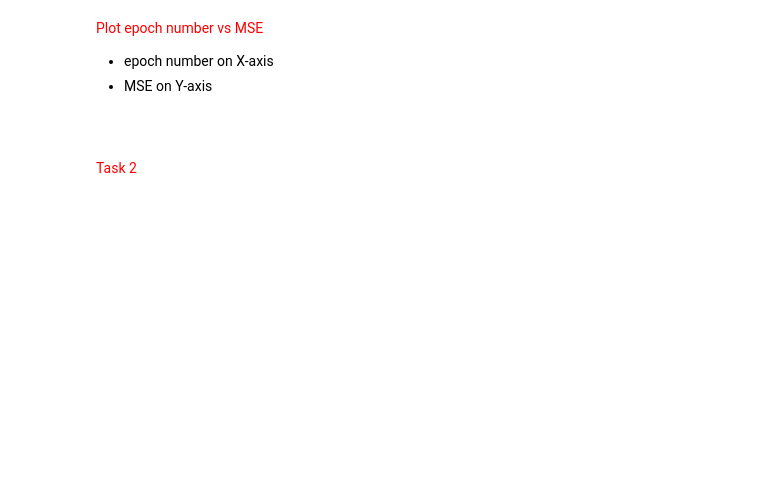
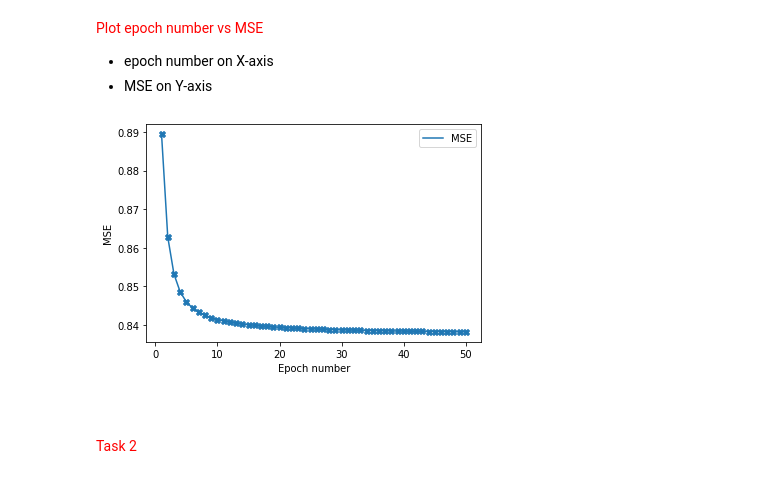
Before and after one commit to Chaitanya-Majety/Jupyter, a Jupyter notebook: Jupyter Notebooks/ML/Unsupervised_ML/RecommendationSystem_TruncatedSVD/Recommendation_system_assignment.ipynb, the cells around one changed output. Saved outputs shown, nothing was run; the diff lists cells and outputs as text; code cells hidden in the pictures; blank space fills up the shorter version.

Commit message:
SVD assignment submitted

```diff
--- a/Jupyter Notebooks/ML/Unsupervised_ML/RecommendationSystem_TruncatedSVD/Recommendation_system_assignment.ipynb
+++ b/Jupyter Notebooks/ML/Unsupervised_ML/RecommendationSystem_TruncatedSVD/Recommendation_system_assignment.ipynb
@@ -129,18 +129,3 @@ data.shape
 (89992, 3)
 # %% [markdown]
 <font color='red'>Create your adjacency matrix </font>
-# %%
-import numpy as np
-
-unq_usrs = data["user_id"].unique()
-unq_movies = data["item_id"].unique()
-bias_b_i = np.random.choice(list(range(unq_usrs.shape[0])),size=unq_usrs.shape[0],replace=False)
-bias_c_j = np.random.choice(list(range(unq_movies.shape[0])),size=unq_movies.shape[0],replace=False)
-print(bias_b_i.shape)
-print(bias_c_j.shape)
-# Assigning values to the users and movies in the form a dictionary:
-## Keys - Refers actual data
-## values - Refers Assigned data
-B = dict(zip(unq_usrs,bias_b_i))
-C = dict(zip(unq_movies,bias_c_j))
-#print(len(B),len(C))
@@ -326,12 +318,14 @@ epochs = 50
 reg_alpha = 0.01
 lr = 0.01
 mse = []
-for i in range(epochs):
+for i in range(1,epochs+1):
     y_pred = []
     fin=0
+    ## Here we can think of prev SGD assignment problem as,
+    ## see the derivative on which paramter its depending and use the same to minimize in every epoch
     for j,k in zip(list(data["user_id"]),list(data["item_id"])):
-        b_i = b_i - lr * (derivative_db(j,k,adjacency_matrix[j,k],U,VT,mu,reg_alpha))
-        c_j = c_j - lr * (derivative_dc(j,k,adjacency_matrix[j,k],U,VT,mu,reg_alpha))
+        b_i[j] = b_i[j] - lr * (derivative_db(j,k,adjacency_matrix[j,k],U,VT,mu,reg_alpha))
+        c_j[k] = c_j[k] - lr * (derivative_dc(j,k,adjacency_matrix[j,k],U,VT,mu,reg_alpha))
     for user,item in zip(list(data["user_id"]),list(data["item_id"])):
         temp = mu+b_i[user]+c_j[item]+np.dot(U[user],VT.T[item])
         y_pred.append(temp)
@@ -339,6 +333,5 @@ for i in range(epochs):
         fin += ((act-pred)**2)
     fin *= (1/len(data))
     mse.append(fin)
-
-print(mse,list(range(epochs)))
+    print("Epoch number:",i,"MSE:",fin)
 # %% [output]
@@ -348,6 +357,18 @@ print(mse,list(range(epochs)))
 
 * epoch number on X-axis
 * MSE on Y-axis
+# %%
+import matplotlib.pyplot as plt
+
+e = list(range(1,epochs+1))
+plt.plot(e,mse,label="MSE")
+plt.legend()
+plt.scatter(e,mse,label="MSE",marker="X")
+plt.xlabel("Epoch number")
+plt.ylabel("MSE")
+plt.show()
+# %% [output]
+[figure, added]
 # %% [markdown]
 <br>
 # %% [markdown]
```
Also changed, not shown: parts of 12 cells of this notebook, 2 other files.
